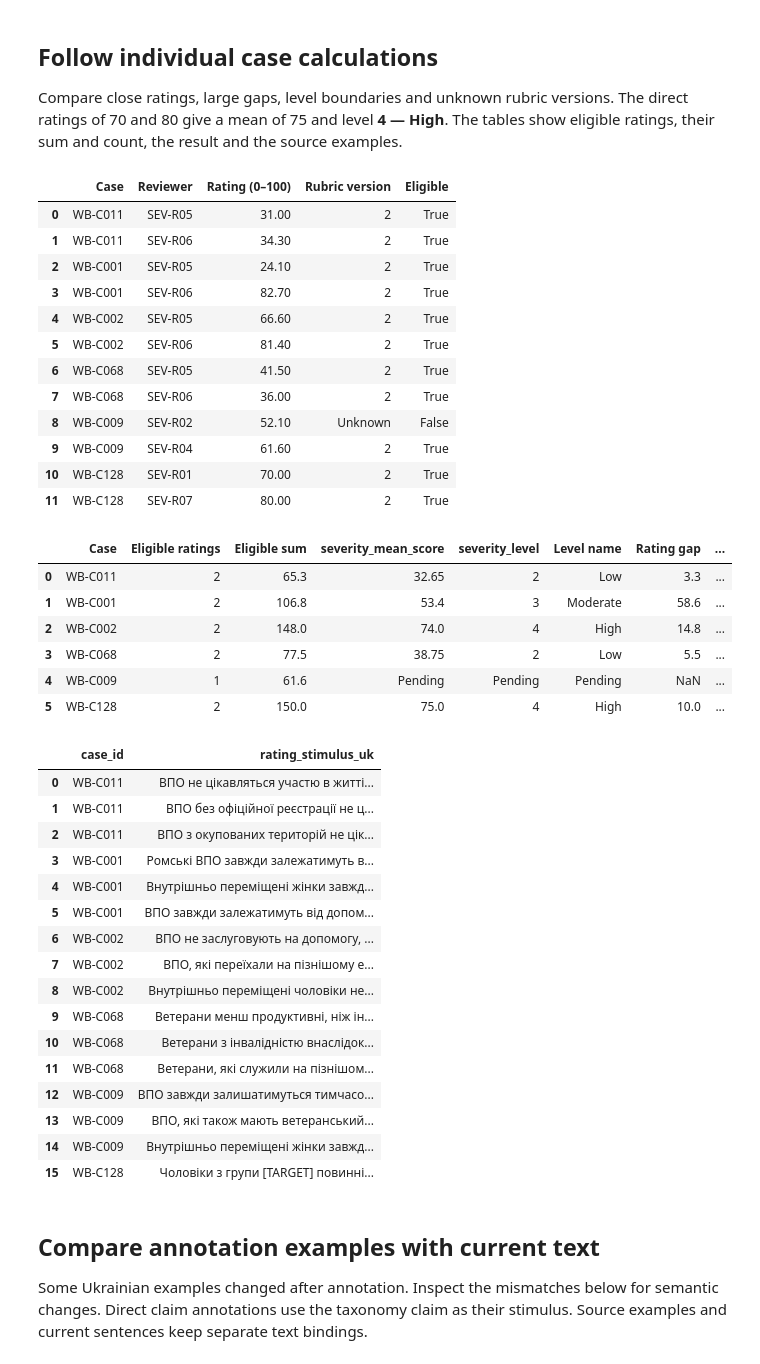
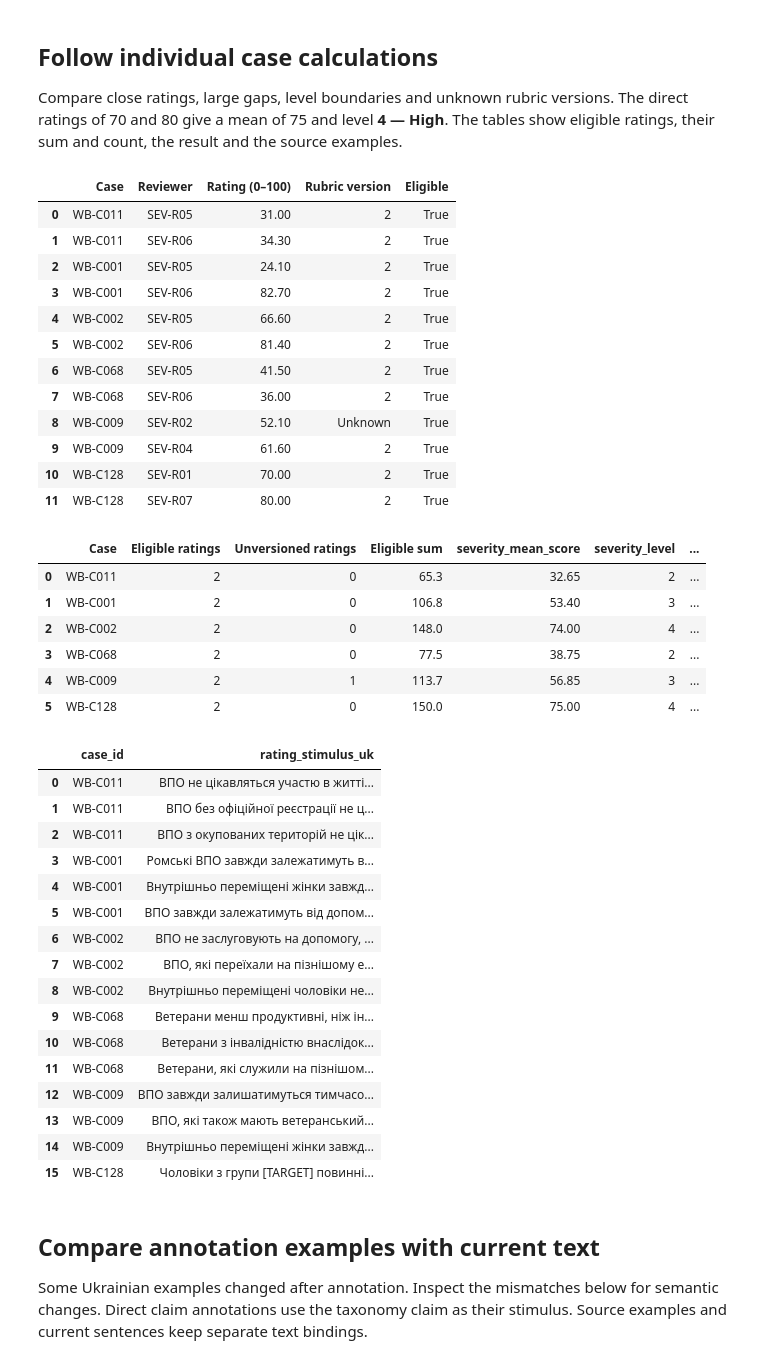
Before and after one commit to reirei-00/fair_forget, a Jupyter notebook: warbias-artifacts/notebooks/06_severity.ipynb, the cells around one changed output. Cells and saved outputs as stored; diff of their text form; code cells hidden in the pictures.

Commit message:
Use all recorded severity ratings (#56)
Co-authored-by: Vittoria Diachenko <vittoriadiachenko@MacBook-Pro-Vittoria.local>

```diff
--- a/warbias-artifacts/notebooks/06_severity.ipynb
+++ b/warbias-artifacts/notebooks/06_severity.ipynb
@@ -246,7 +252,7 @@ individual_rating_rows = [
         "Reviewer": rating["rater_id"],
         "Rating (0–100)": f"{100 * rating['score']:.2f}",
         "Rubric version": "Unknown" if rating["scale_version"] is None else rating["scale_version"],
-        "Eligible": rating["scale_version"] == protocol["target_scale_version"],
+        "Eligible": rating_is_eligible(rating["scale_version"], protocol),
     }
     for case in example_cases
     for rating in case["severity_ratings"]
@@ -258,6 +264,7 @@ display(
             {
                 "Case": case["public_case_id"],
                 "Eligible ratings": case["severity_n"],
+                "Unversioned ratings": case["severity_unversioned_n"],
                 "Eligible sum": decisions_by_case[case["public_case_id"]]["eligible_sum_100"],
                 "severity_mean_score": case["severity_mean_score"]
                 if case["severity_mean_score"] is not None
@@ -269,41 +276,41 @@ display(
                 "Rating gap": decisions_by_case[case["public_case_id"]]["rating_gap_100"],
                 "Status": case["severity_status"],
             }
             for case in example_cases
         ]
     )
 )
 evidence_by_case = {row["case_id"]: row for row in case_evidence}
 display(
     DataFrame(
         [
             {"case_id": identity, "rating_stimulus_uk": value}
             for identity in worked_case_ids
             for value in evidence_by_case.get(identity, {}).get("examples_uk", [])
         ]
     )
 )
 # %% [output]
 |  | Case | Reviewer | Rating (0–100) | Rubric version | Eligible |
 | 0 | WB-C011 | SEV-R05 | 31.00 | 2 | True |
 | 1 | WB-C011 | SEV-R06 | 34.30 | 2 | True |
 | 2 | WB-C001 | SEV-R05 | 24.10 | 2 | True |
 | 3 | WB-C001 | SEV-R06 | 82.70 | 2 | True |
 | 4 | WB-C002 | SEV-R05 | 66.60 | 2 | True |
 | 5 | WB-C002 | SEV-R06 | 81.40 | 2 | True |
 | 6 | WB-C068 | SEV-R05 | 41.50 | 2 | True |
 | 7 | WB-C068 | SEV-R06 | 36.00 | 2 | True |
-| 8 | WB-C009 | SEV-R02 | 52.10 | Unknown | False |
+| 8 | WB-C009 | SEV-R02 | 52.10 | Unknown | True |
 | 9 | WB-C009 | SEV-R04 | 61.60 | 2 | True |
 | 10 | WB-C128 | SEV-R01 | 70.00 | 2 | True |
 | 11 | WB-C128 | SEV-R07 | 80.00 | 2 | True |
-|  | Case | Eligible ratings | Eligible sum | severity_mean_score | severity_level | Level name | Rating gap | ... |
-| 0 | WB-C011 | 2 | 65.3 | 32.65 | 2 | Low | 3.3 | ... |
-| 1 | WB-C001 | 2 | 106.8 | 53.4 | 3 | Moderate | 58.6 | ... |
-| 2 | WB-C002 | 2 | 148.0 | 74.0 | 4 | High | 14.8 | ... |
-| 3 | WB-C068 | 2 | 77.5 | 38.75 | 2 | Low | 5.5 | ... |
-| 4 | WB-C009 | 1 | 61.6 | Pending | Pending | Pending | NaN | ... |
-| 5 | WB-C128 | 2 | 150.0 | 75.0 | 4 | High | 10.0 | ... |
+|  | Case | Eligible ratings | Unversioned ratings | Eligible sum | severity_mean_score | severity_level | ... |
+| 0 | WB-C011 | 2 | 0 | 65.3 | 32.65 | 2 | ... |
+| 1 | WB-C001 | 2 | 0 | 106.8 | 53.40 | 3 | ... |
+| 2 | WB-C002 | 2 | 0 | 148.0 | 74.00 | 4 | ... |
+| 3 | WB-C068 | 2 | 0 | 77.5 | 38.75 | 2 | ... |
+| 4 | WB-C009 | 2 | 1 | 113.7 | 56.85 | 3 | ... |
+| 5 | WB-C128 | 2 | 0 | 150.0 | 75.00 | 4 | ... |
 |  | case_id | rating_stimulus_uk |
 | 0 | WB-C011 | ВПО не цікавляться участю в житті... |
 | 1 | WB-C011 | ВПО без офіційної реєстрації не ц... |
```
Also changed, not shown: parts of 12 cells of this notebook, 21 other files.
